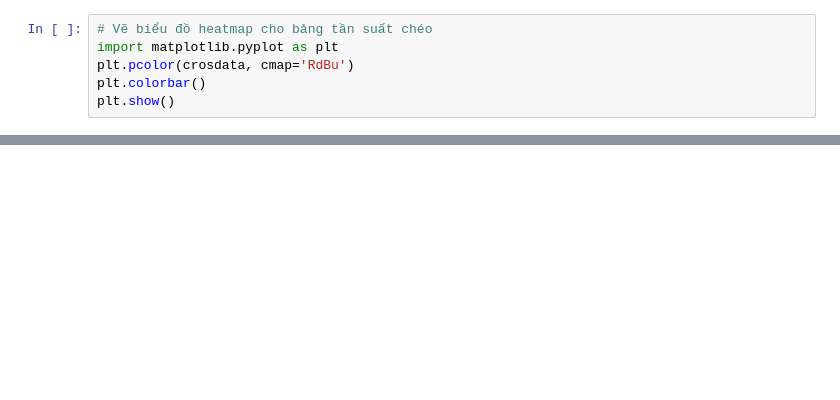
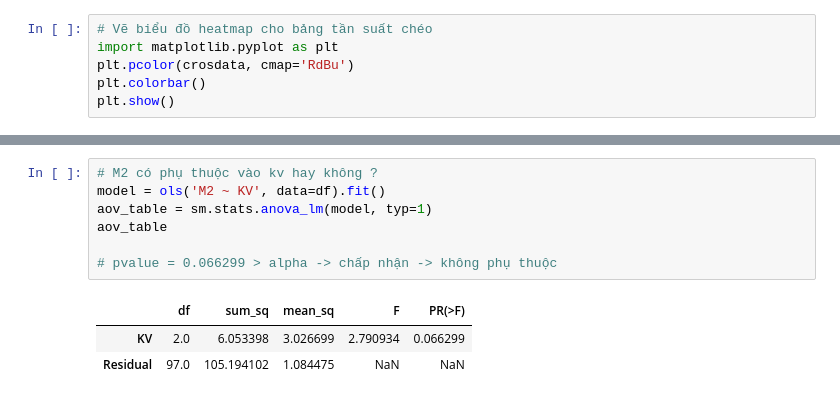
Before and after one commit to trgcghai/Code-data-1, a Jupyter notebook: tuan4.ipynb, the cells around one changed output, grey strips where cells are left out. Saved outputs shown, nothing was run; the diff lists cells and outputs as text; blank space fills up the shorter version.

```diff
--- a/tuan4.ipynb
+++ b/tuan4.ipynb
@@ -91,0 +251,11 @@ aov_table
+# %%
+# M2 có phụ thuộc vào kv hay không ?
+model = ols('M2 ~ KV', data=df).fit()
+aov_table = sm.stats.anova_lm(model, typ=1)
+aov_table
+
+# pvalue = 0.066299 > alpha -> chấp nhận -> không phụ thuộc
+# %% [output]
+|  | df | sum_sq | mean_sq | F | PR(>F) |
+| KV | 2.0 | 6.053398 | 3.026699 | 2.790934 | 0.066299 |
+| Residual | 97.0 | 105.194102 | 1.084475 | NaN | NaN |
```
Also changed, not shown: parts of 33 cells of this notebook, 13 other files.
